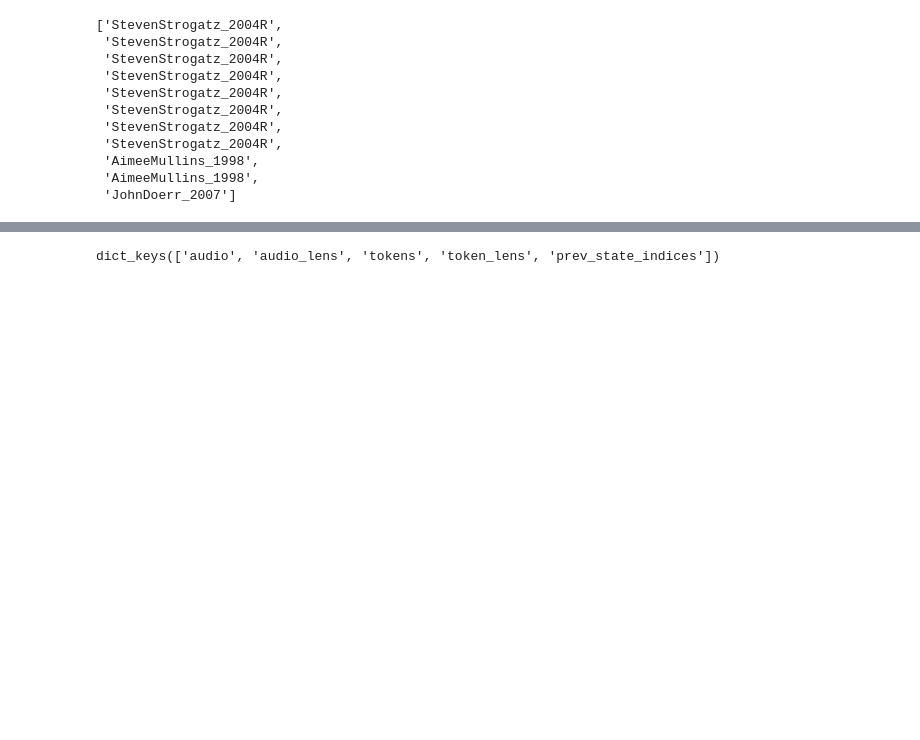
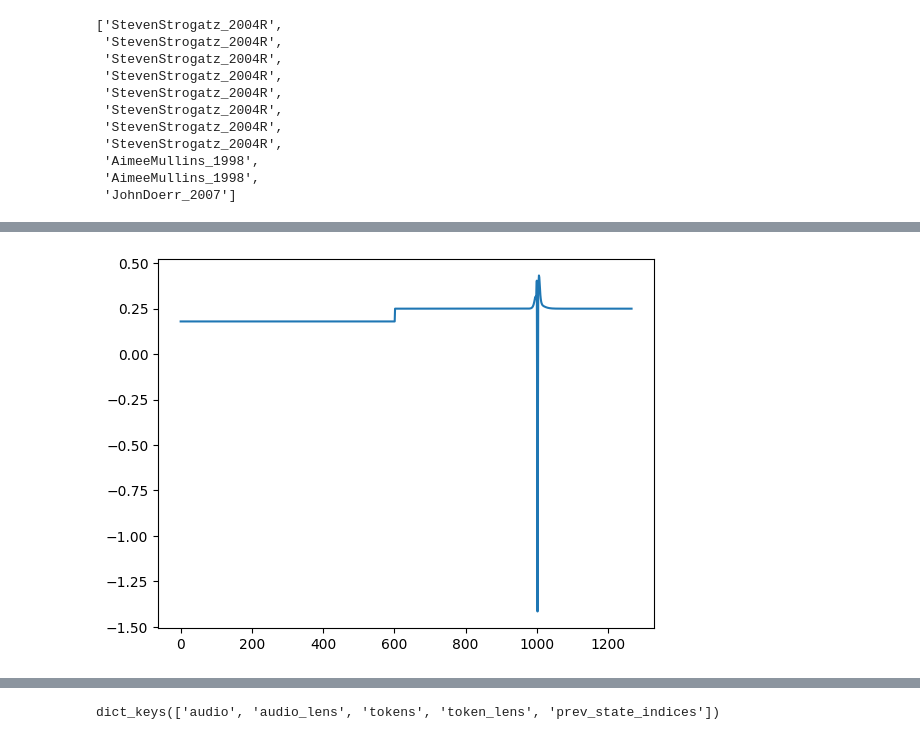
Before and after one commit to robflynnyh/asr_training_scripts, a Jupyter notebook: lm/Untitled-1.ipynb, the cells around one changed output, grey strips where cells are left out. Saved outputs shown, nothing was run; the diff lists cells and outputs as text; code cells hidden in the pictures; blank space fills up the shorter version.

```diff
--- a/lm/Untitled-1.ipynb
+++ b/lm/Untitled-1.ipynb
@@ -527,0 +634,5 @@ plt.plot(N + (attn.shape[-1]-attn.shape[-2]), 0, 'ro')
+# %%
+plt.plot(pos[7, 400, :])
+plt.show()
+# %% [output]
+[figure, added]
```
Also changed, not shown: parts of 51 cells of this notebook, 3 other files.
